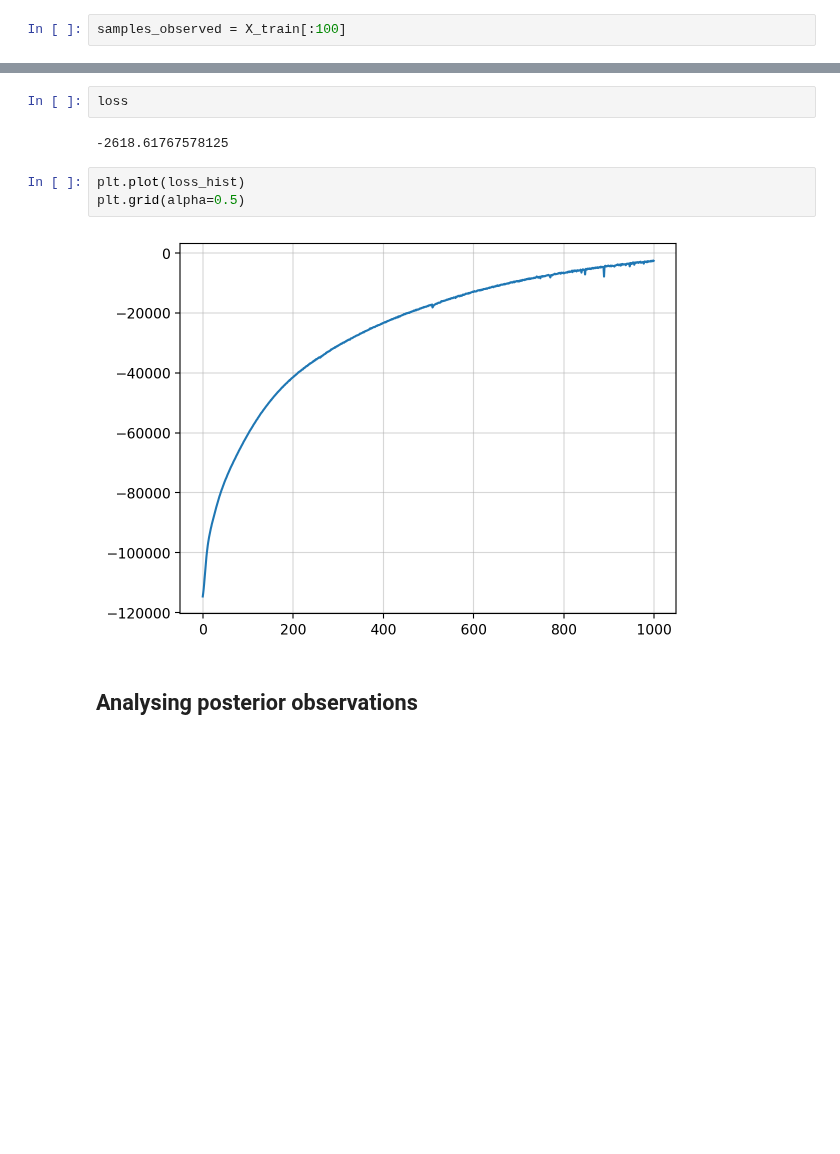
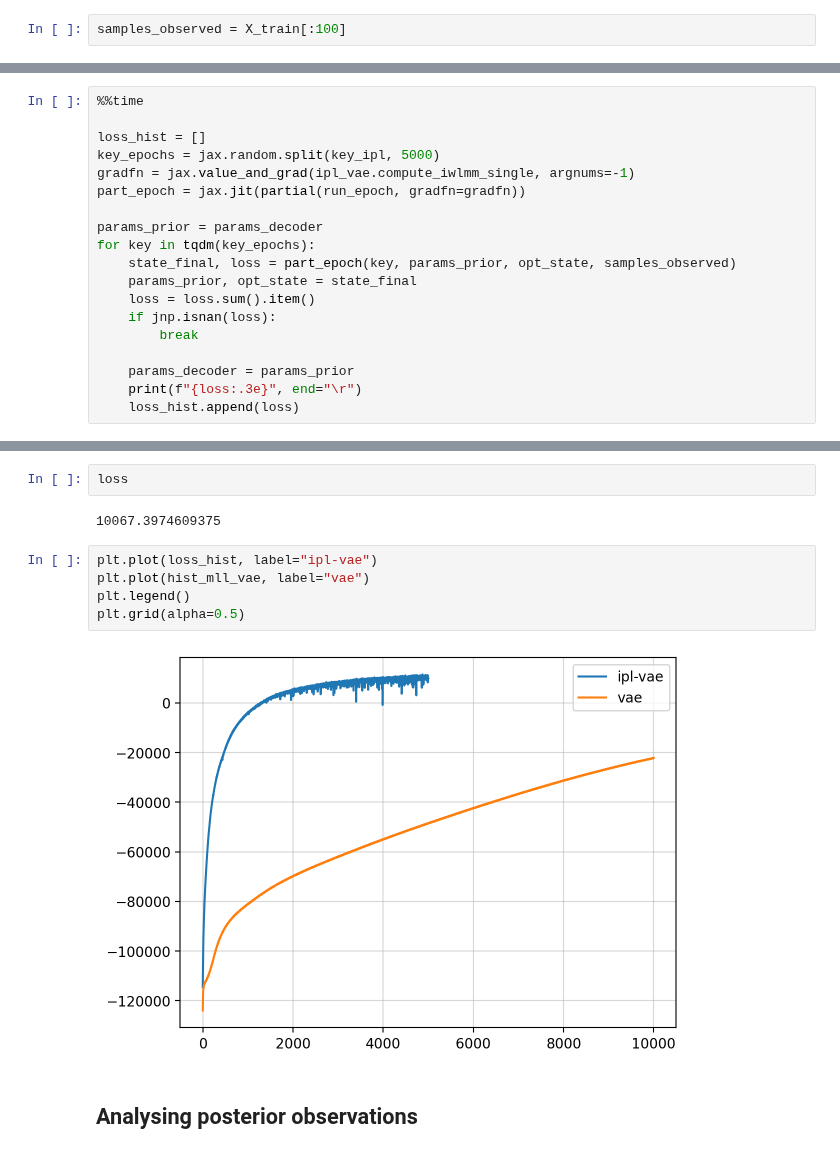
Before and after one commit to gerdm/hard-em-lvm, a Jupyter notebook: notebooks/06-homoskedastic-ipl-vae-fashion-mnist.ipynb, the cells around one changed output, grey strips where cells are left out. Drawn from its saved outputs; the diff is of its cells as text; blank space fills up the shorter version.

```diff
--- a/notebooks/06-homoskedastic-ipl-vae-fashion-mnist.ipynb
+++ b/notebooks/06-homoskedastic-ipl-vae-fashion-mnist.ipynb
@@ -346,0 +324,19 @@ Wall time: 4min 7s
+# %%
+%%time
+
+loss_hist = []
+key_epochs = jax.random.split(key_ipl, 5000)
+gradfn = jax.value_and_grad(ipl_vae.compute_iwlmm_single, argnums=-1)
+part_epoch = jax.jit(partial(run_epoch, gradfn=gradfn))
+
+params_prior = params_decoder
+for key in tqdm(key_epochs):
+    state_final, loss = part_epoch(key, params_prior, opt_state, samples_observed)
+    params_prior, opt_state = state_final
+    loss = loss.sum().item()
+    if jnp.isnan(loss):
+        break
+
+    params_decoder = params_prior
+    print(f"{loss:.3e}", end="\r")
+    loss_hist.append(loss)
@@ -347,12 +346,14 @@ Wall time: 4min 7s
 # %%
 loss
 # %% [output]
--2618.61767578125
+10067.3974609375
 # %%
-plt.plot(loss_hist)
+plt.plot(loss_hist, label="ipl-vae")
+plt.plot(hist_mll_vae, label="vae")
+plt.legend()
 plt.grid(alpha=0.5)
 # %% [output]
-[figure, old version]
+[figure, new version]
 # %% [markdown]
 ## Analysing posterior observations
 # %%
```
Also changed, not shown: parts of 3 cells of this notebook.
